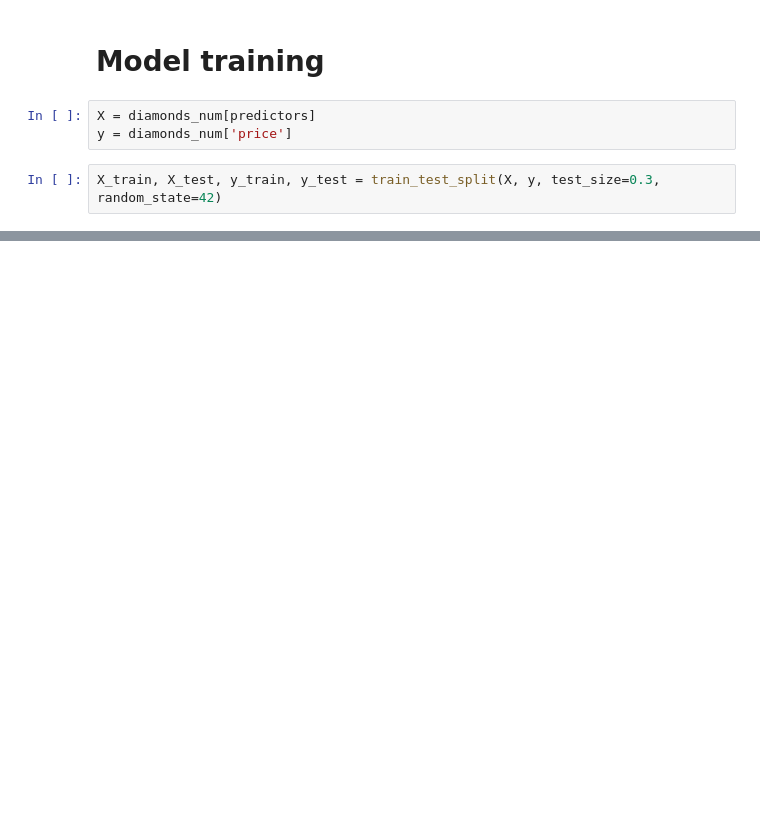
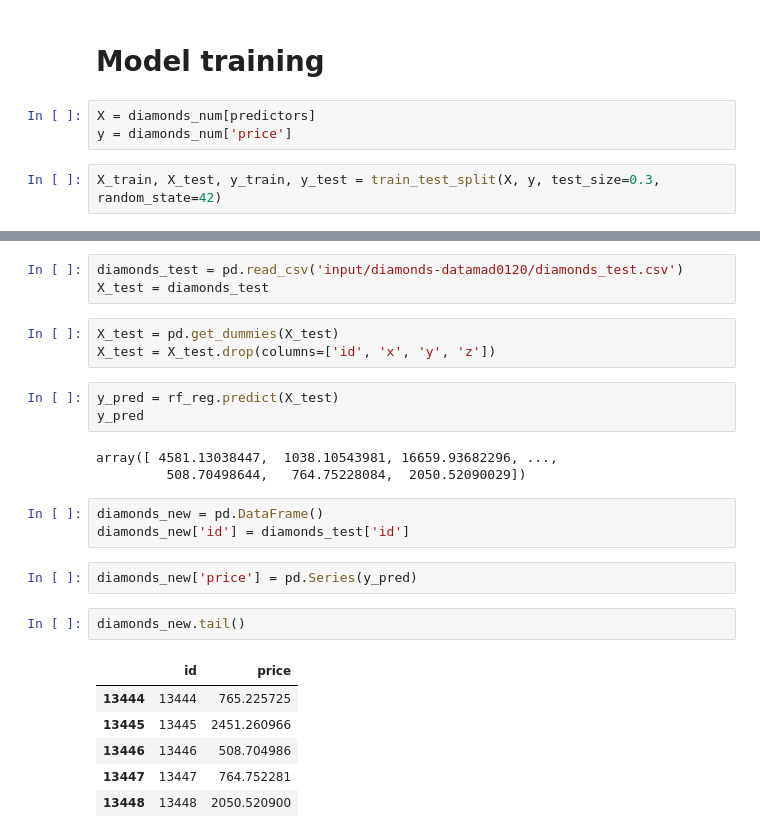
Before and after one commit to patricrp/Diamonds-project, a Jupyter notebook: Diamonds Machine Learning - RandomForest.ipynb, the cells around one changed output, grey strips where cells are left out. Drawn from its saved outputs; the diff is of its cells as text; blank space fills up the shorter version.

```diff
--- a/Diamonds Machine Learning.ipynb
+++ b/Diamonds Machine Learning - RandomForest.ipynb
@@ -164,0 +204,26 @@ print('RMSE', np.sqrt(mean_squared_error(y_test, rf_reg.predict(X_test))))
+# %%
+diamonds_test = pd.read_csv('input/diamonds-datamad0120/diamonds_test.csv')
+X_test = diamonds_test
+# %%
+X_test = pd.get_dummies(X_test)
+X_test = X_test.drop(columns=['id', 'x', 'y', 'z'])
+# %%
+y_pred = rf_reg.predict(X_test)
+y_pred
+# %% [output]
+array([ 4581.13038447,  1038.10543981, 16659.93682296, ...,
+         508.70498644,   764.75228084,  2050.52090029])
+# %%
+diamonds_new = pd.DataFrame()
+diamonds_new['id'] = diamonds_test['id']
+# %%
+diamonds_new['price'] = pd.Series(y_pred)
+# %%
+diamonds_new.tail()
+# %% [output]
+|  | id | price |
+| 13444 | 13444 | 765.225725 |
+| 13445 | 13445 | 2451.260966 |
+| 13446 | 13446 | 508.704986 |
+| 13447 | 13447 | 764.752281 |
+| 13448 | 13448 | 2050.520900 |
```
Also changed, not shown: parts of 34 cells of this notebook, 8 other files.
